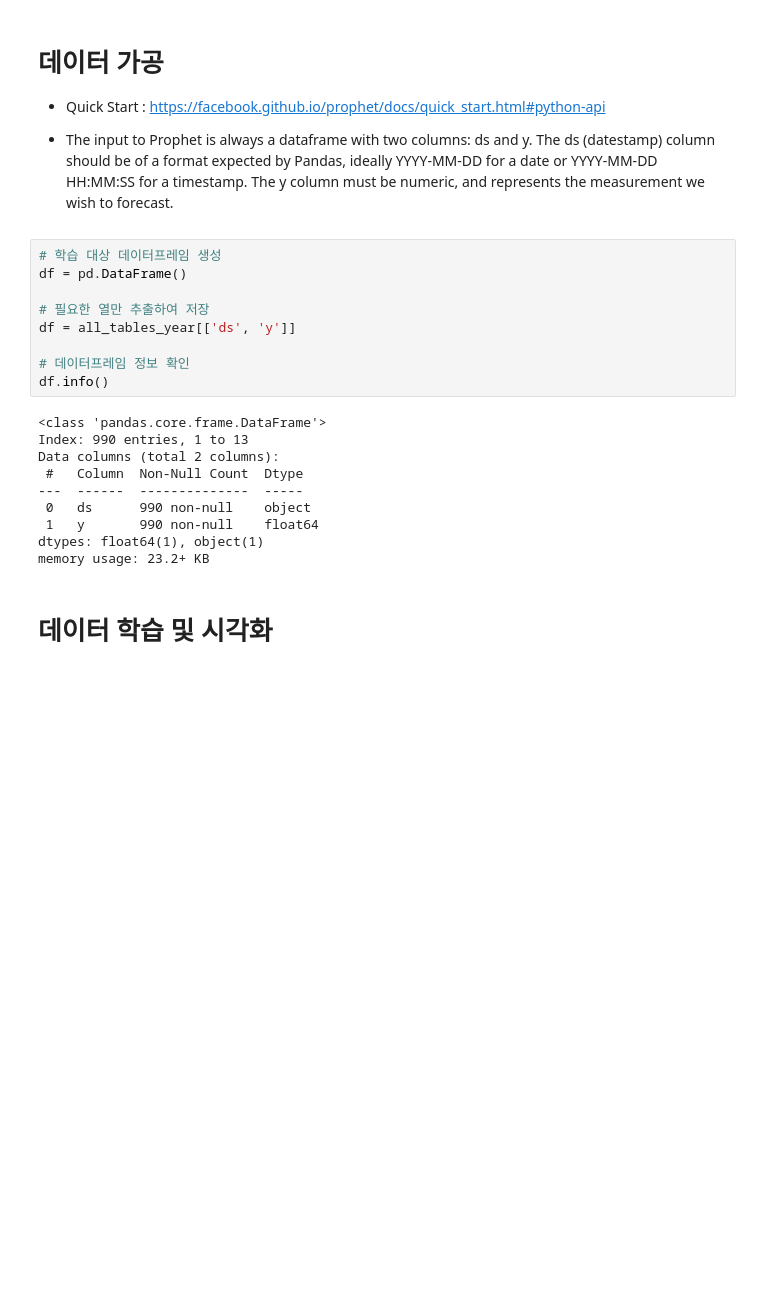
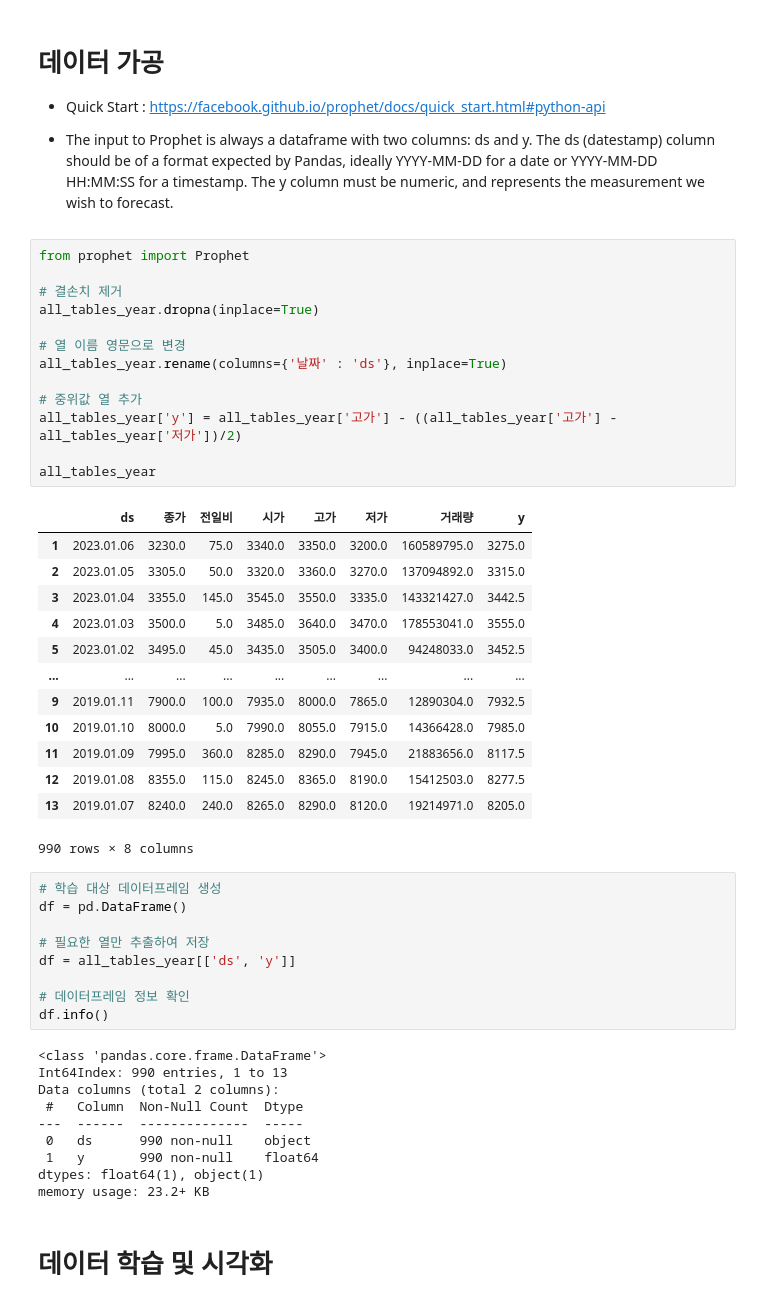
Before and after one commit to sojoyfulyouth/Pandas_DataAnalysis, a Jupyter notebook: Stock_Project/Stock_Prediction.ipynb, the cells around one changed output. Cells and saved outputs as stored; diff of their text form; blank space fills up the shorter version.

```diff
--- a/Stock_Project/Stock_Prediction.ipynb
+++ b/Stock_Project/Stock_Prediction.ipynb
@@ -94,6 +76,33 @@ for page_number in range(1, 100):
 - Quick Start : https://facebook.github.io/prophet/docs/quick_start.html#python-api
 
 - The input to Prophet is always a dataframe with two columns: ds and y. The ds (datestamp) column should be of a format expected by Pandas, ideally YYYY-MM-DD for a date or YYYY-MM-DD HH:MM:SS for a timestamp. The y column must be numeric, and represents the measurement we wish to forecast.
+# %%
+from prophet import Prophet
+
+# 결손치 제거
+all_tables_year.dropna(inplace=True)
+
+# 열 이름 영문으로 변경
+all_tables_year.rename(columns={'날짜' : 'ds'}, inplace=True)
+
+# 중위값 열 추가
+all_tables_year['y'] = all_tables_year['고가'] - ((all_tables_year['고가'] - all_tables_year['저가'])/2)
+
+all_tables_year
+# %% [output]
+|  | ds | 종가 | 전일비 | 시가 | 고가 | 저가 | 거래량 | y |
+| 1 | 2023.01.06 | 3230.0 | 75.0 | 3340.0 | 3350.0 | 3200.0 | 160589795.0 | 3275.0 |
+| 2 | 2023.01.05 | 3305.0 | 50.0 | 3320.0 | 3360.0 | 3270.0 | 137094892.0 | 3315.0 |
+| 3 | 2023.01.04 | 3355.0 | 145.0 | 3545.0 | 3550.0 | 3335.0 | 143321427.0 | 3442.5 |
+| 4 | 2023.01.03 | 3500.0 | 5.0 | 3485.0 | 3640.0 | 3470.0 | 178553041.0 | 3555.0 |
+| 5 | 2023.01.02 | 3495.0 | 45.0 | 3435.0 | 3505.0 | 3400.0 | 94248033.0 | 3452.5 |
+| ... | ... | ... | ... | ... | ... | ... | ... | ... |
+| 9 | 2019.01.11 | 7900.0 | 100.0 | 7935.0 | 8000.0 | 7865.0 | 12890304.0 | 7932.5 |
+| 10 | 2019.01.10 | 8000.0 | 5.0 | 7990.0 | 8055.0 | 7915.0 | 14366428.0 | 7985.0 |
+| 11 | 2019.01.09 | 7995.0 | 360.0 | 8285.0 | 8290.0 | 7945.0 | 21883656.0 | 8117.5 |
+| 12 | 2019.01.08 | 8355.0 | 115.0 | 8245.0 | 8365.0 | 8190.0 | 15412503.0 | 8277.5 |
+| 13 | 2019.01.07 | 8240.0 | 240.0 | 8265.0 | 8290.0 | 8120.0 | 19214971.0 | 8205.0 |
+990 rows × 8 columns
 # %%
 # 학습 대상 데이터프레임 생성
 df = pd.DataFrame()
@@ -105,7 +114,7 @@ df = all_tables_year[['ds', 'y']]
 df.info()
 # %% [output]
 <class 'pandas.core.frame.DataFrame'>
-Index: 990 entries, 1 to 13
+Int64Index: 990 entries, 1 to 13
 Data columns (total 2 columns):
  #   Column  Non-Null Count  Dtype
 ---  ------  --------------  -----
```
Also changed, not shown: parts of 2 cells of this notebook.
